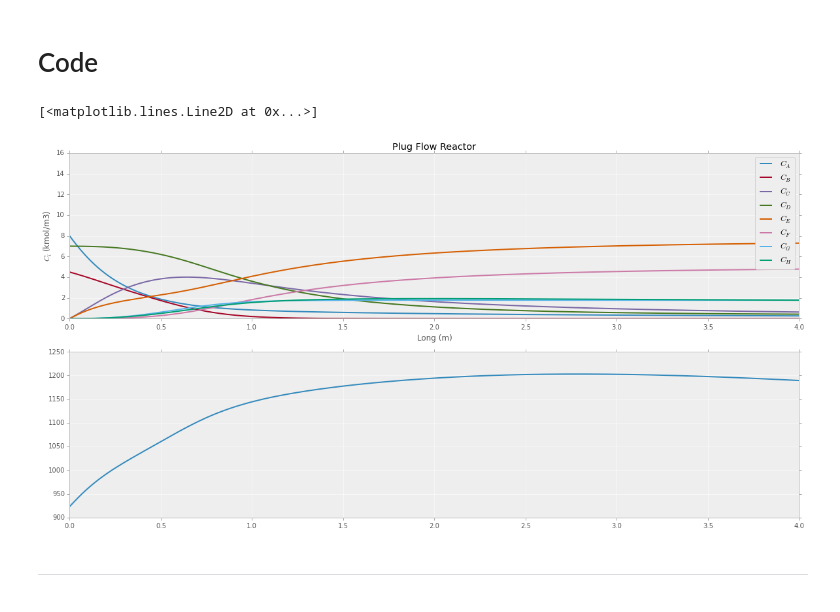
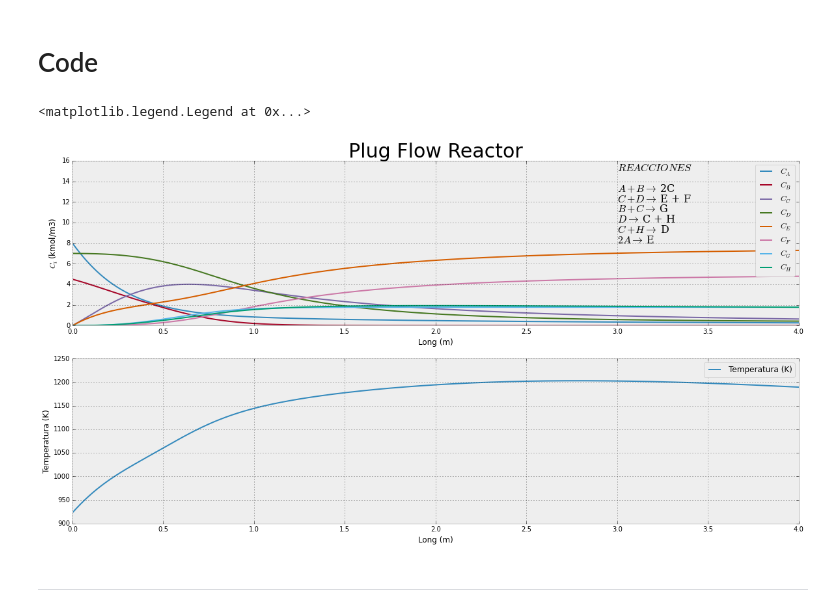
Before and after one commit to CAChemE/learn, a Jupyter notebook: Plug-Flow-Reactor/gas-PFR.ipynb, the cells around one changed output. Saved outputs shown, nothing was run; the diff lists cells and outputs as text; code cells hidden in the pictures.

```diff
--- a/Plug-Flow-Reactor/gas-PFR.ipynb
+++ b/Plug-Flow-Reactor/gas-PFR.ipynb
@@ -172,36 +173,51 @@ C_G  = soln[:, 6] # mol*L-1
 C_H  = soln[:, 7] # mol*L-1
 
 Q = soln[:, 8] # heat
 T = soln[:,9] # K
 
 # Plot
 
 
 fig, (ax1, ax2) = plt.subplots(nrows=2, ncols=1,  figsize=(20,10))
 
 ax1.plot(L, C_A,
          L, C_B,
          L, C_C,
          L, C_D,
          L, C_E,
          L, C_F,
          L, C_G,
          L, C_H)
 ax1.set_xlabel('Long (m)',)
 
 ax1.set_ylabel('$C_{i}$ (kmol/m3)')
 
 ax1.legend(['$C_A$','$C_B$','$C_C$','$C_D$','$C_E$','$C_F$','$C_G$','$C_H$'])
 
-ax1.set_title('Plug Flow Reactor')
+ax1.set_title('Plug Flow Reactor',fontsize = 30)
 
 ax1.set_xlim([0,4])
 ax1.set_ylim([0,16])
+font = {'family' : 'serif',
+        'color'  : 'black',
+        'weight' : 'normal',
+        'size'   : 16,
+        }
+ax1.text(3,15, r'$REACCIONES$', fontdict=font)
+ax1.text(3,13, r'$A + B \rightarrow$ 2C', fontdict=font)
+ax1.text(3,12, r'$C + D \rightarrow$ E + F', fontdict=font)
+ax1.text(3,11, r'$B + C \rightarrow$ G', fontdict=font)
+ax1.text(3,10, r'$D \rightarrow$ C + H', fontdict=font)
+ax1.text(3,9, r'$C + H \rightarrow$ D', fontdict=font)
+ax1.text(3,8, r'$2A \rightarrow$ E', fontdict=font)
 
 ax2.plot(L,T)
+ax2.set_xlabel('Long (m)')
+ax2.set_ylabel('Temperatura (K)' )
+ax2.legend(['Temperatura (K)'])
 # %% [output]
-[<matplotlib.lines.Line2D at 0x...>]
+<matplotlib.legend.Legend at 0x...>
-[figure, old version]
+[figure, new version]
 # %% [markdown]
 ***
 # %% [markdown]
```
Also changed, not shown: parts of 4 cells of this notebook, 1 other file.
